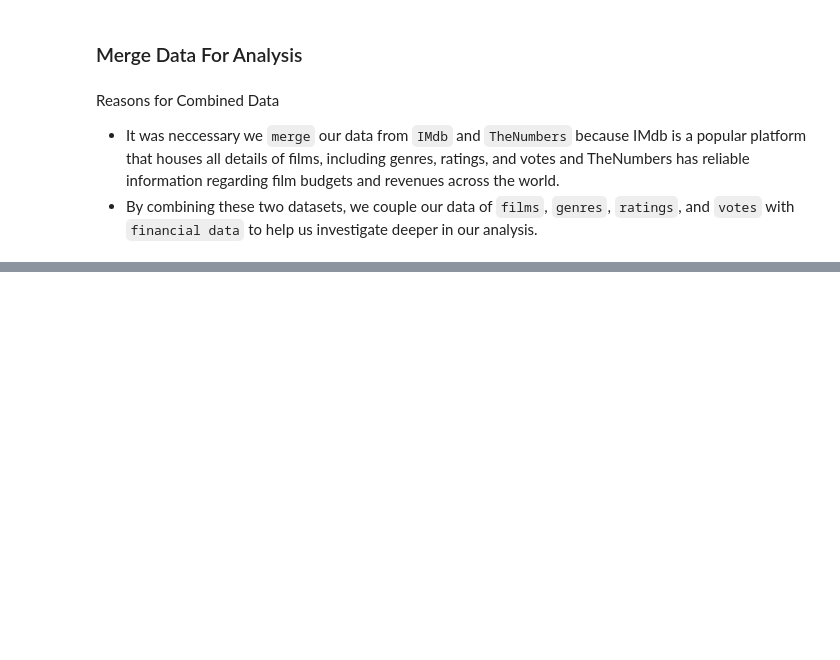
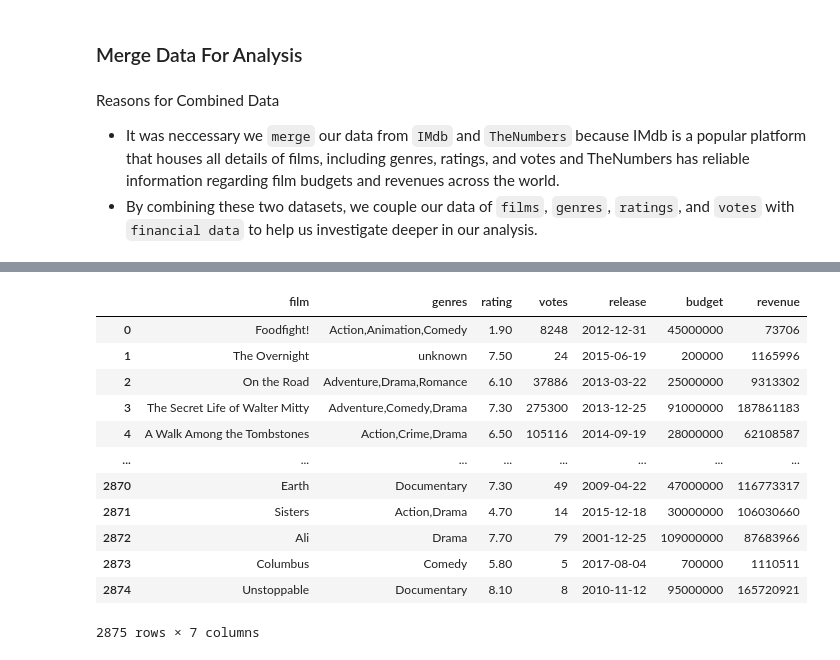
Before and after one commit to mrhussaink7/new-films-movie-data, a Jupyter notebook: index.ipynb, the cells around one changed output, grey strips where cells are left out. Saved outputs shown, nothing was run; the diff lists cells and outputs as text; code cells hidden in the pictures; blank space fills up the shorter version.

```diff
--- a/index.ipynb
+++ b/index.ipynb
@@ -225,0 +213,12 @@ ValueError: Invalid format specifier
+# %%
+df = df_box_office[[
+    # 'movie_id', 'original_title', 'start_year',
+    # 'runtime_minutes', 'movie_id', 'title', 'id', 'movie'
+    'primary_title',  'genres', 'averagerating', 'numvotes',
+    'release_date', 'production_budget', 'worldwide_gross' ]]
+
+df.rename(columns={ 'primary_title':'film', 'averagerating':'rating', 'numvotes':'votes',
+                    'release_date':'release', 'production_budget':'budget',
+                    'worldwide_gross':'revenue' }, inplace=True)
+
+df.info()
@@ -225,0 +245,3 @@ ValueError: Invalid format specifier
+# %%
+df['genres'].fillna('unknown', inplace=True)
+df.genres
@@ -225,0 +261,4 @@ ValueError: Invalid format specifier
+# %%
+mask = pd.to_datetime(df['release'], format='%b %d, %Y')
+df['release'] = mask
+df.release
@@ -225,0 +278,20 @@ ValueError: Invalid format specifier
+# %%
+mask = df['budget'].str.strip('$').str.replace(',','').astype(int)
+df['budget'] = mask
+mask = df['revenue'].str.strip('$').str.replace(',','').astype(int)
+df['revenue'] = mask
+df
+# %% [output]
+|  | film | genres | rating | votes | release | budget | revenue |
+| 0 | Foodfight! | Action,Animation,Comedy | 1.90 | 8248 | 2012-12-31 | 45000000 | 73706 |
+| 1 | The Overnight | unknown | 7.50 | 24 | 2015-06-19 | 200000 | 1165996 |
+| 2 | On the Road | Adventure,Drama,Romance | 6.10 | 37886 | 2013-03-22 | 25000000 | 9313302 |
+| 3 | The Secret Life of Walter Mitty | Adventure,Comedy,Drama | 7.30 | 275300 | 2013-12-25 | 91000000 | 187861183 |
+| 4 | A Walk Among the Tombstones | Action,Crime,Drama | 6.50 | 105116 | 2014-09-19 | 28000000 | 62108587 |
+| ... | ... | ... | ... | ... | ... | ... | ... |
+| 2870 | Earth | Documentary | 7.30 | 49 | 2009-04-22 | 47000000 | 116773317 |
+| 2871 | Sisters | Action,Drama | 4.70 | 14 | 2015-12-18 | 30000000 | 106030660 |
+| 2872 | Ali | Drama | 7.70 | 79 | 2001-12-25 | 109000000 | 87683966 |
+| 2873 | Columbus | Comedy | 5.80 | 5 | 2017-08-04 | 700000 | 1110511 |
+| 2874 | Unstoppable | Documentary | 8.10 | 8 | 2010-11-12 | 95000000 | 165720921 |
+2875 rows × 7 columns
```
Also changed, not shown: parts of 20 cells of this notebook.
